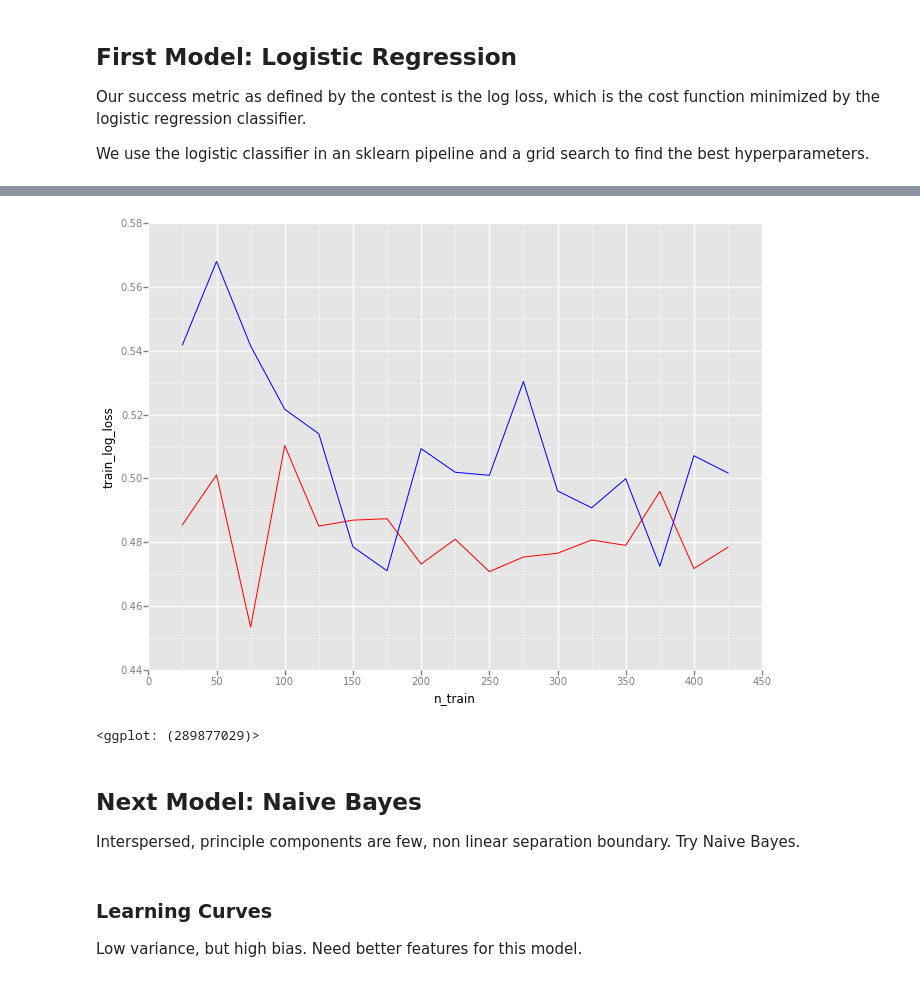
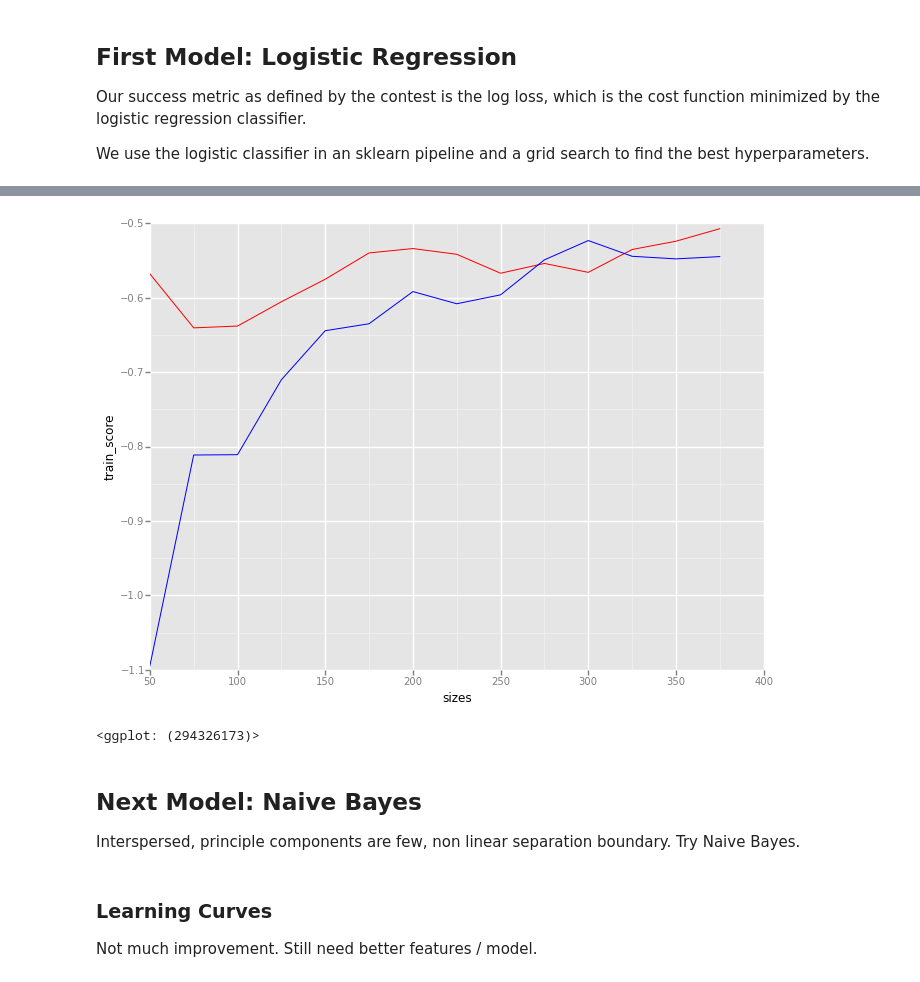
Before and after one commit to mfournierca/driven-data-blood-donations, a Jupyter notebook: notebook.ipynb, the cells around one changed output, grey strips where cells are left out. Saved outputs shown, nothing was run; the diff lists cells and outputs as text; code cells hidden in the pictures.

Commit message:
implement learning curves
Issue: normalize_in_pipeline

```diff
--- a/notebook.ipynb
+++ b/notebook.ipynb
@@ -76,9 +86,9 @@ High variability, need more data for this model.
 # %%
-log_learning = model.get_learning_curve(model.logistic, x, y, stepsize=25)
-ggplot(log_learning, aes(x="n_train")) + geom_line(aes(y="train_log_loss"), colour="red") + geom_line(aes(y="test_log_loss"), colour="blue")
+log_learning = model.get_learning_curve(model.logistic(), x, y)
+ggplot(log_learning, aes(x="sizes")) + geom_line(aes(y="train_score"), colour="red") + geom_line(aes(y="cv_score"), colour="blue")
 # %% [output]
-[figure, old version]
+[figure, new version]
-<ggplot: (289877029)>
+<ggplot: (294326173)>
 # %% [markdown]
 ## Next Model: Naive Bayes
 
@@ -86,5 +96,5 @@ Interspersed, principle components are few, non linear separation boundary. Try
 # %% [markdown]
 ### Learning Curves
 
-Low variance, but high bias. Need better features for this model.
+Not much improvement. Still need better features / model.
 # %%
```
Also changed, not shown: parts of 11 cells of this notebook, 1 other file.
